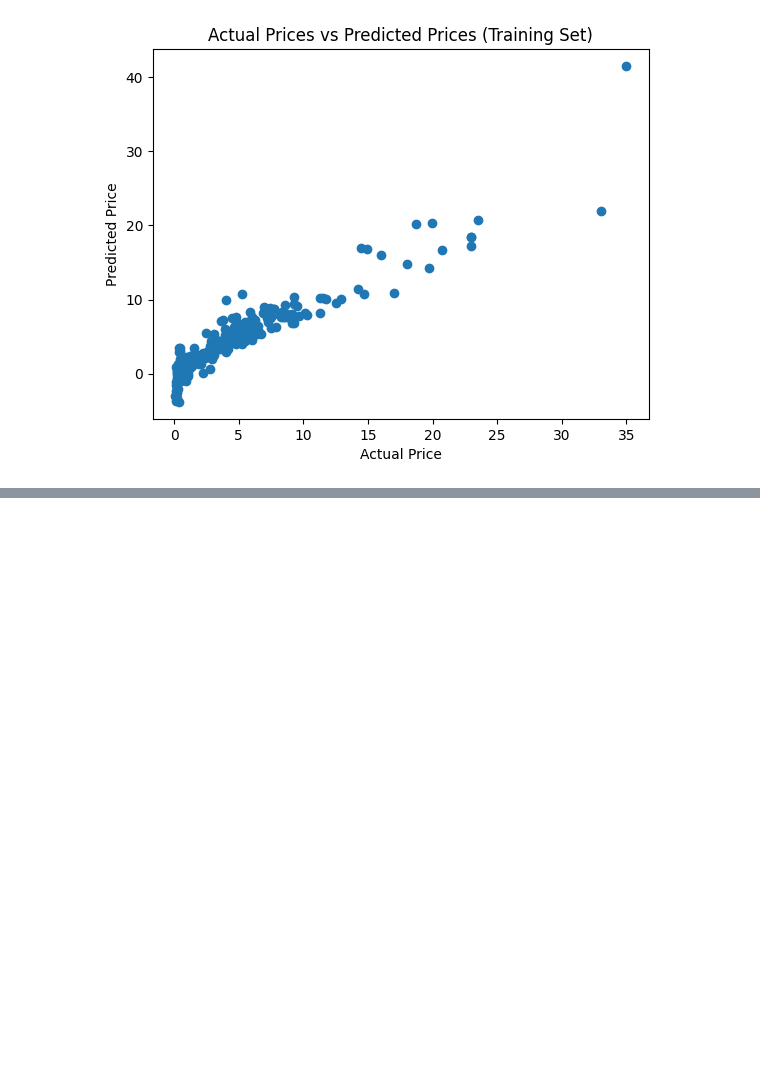
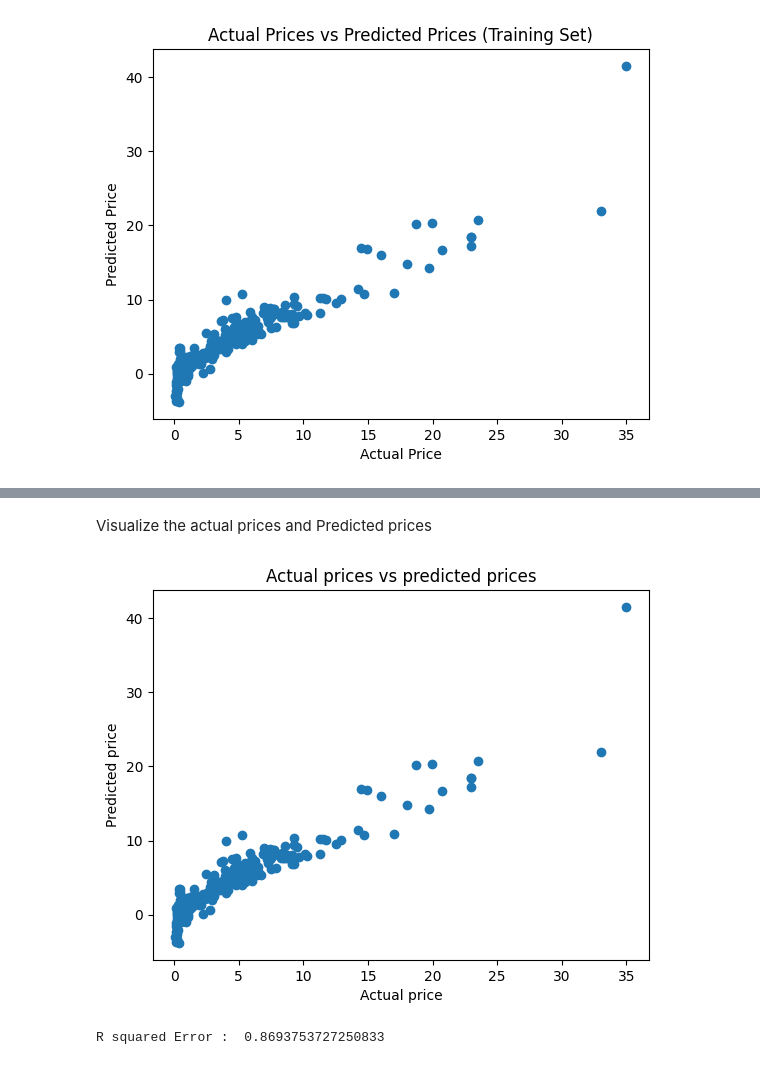
Before and after one commit to NeelamAnosh/Car-Price-Prediction-, a Jupyter notebook: Car_Price_Prediction_.ipynb, the cells around one changed output, grey strips where cells are left out. Drawn from its saved outputs; the diff is of its cells as text; code cells hidden in the pictures; blank space fills up the shorter version.

```diff
--- a/Car_Price_Prediction_.ipynb
+++ b/Car_Price_Prediction_.ipynb
@@ -233,0 +294,7 @@ Matplotlib is building the font cache; this may take a moment.
+# %%
+lass_reg_model = Lasso()
+# %%
+lass_reg_model.fit(X=train,Y_train)
+Lasso(alpha=1.0, copy_X=True, fit_intercept==True, max_iter=1000,
+      normalize=False,positive=False, precompute=False,random_state=None,
+      selection='cyclic',tol-0.0001, warm_start=False)
@@ -233,0 +303,2 @@ Matplotlib is building the font cache; this may take a moment.
+# %%
+training_data_prediction = model.predict(X_train)
@@ -233,0 +310,10 @@ Matplotlib is building the font cache; this may take a moment.
+# %% [markdown]
+Visualize the actual prices and Predicted prices
+# %%
+plt.scatter(Y_train, training_data_prediction)
+plt.xlabel("Actual price")
+plt.ylabel("Predicted price")
+plt.title("Actual prices vs predicted prices")
+plt.show()
+# %% [output]
+[figure, added]
@@ -233,0 +323,5 @@ Matplotlib is building the font cache; this may take a moment.
+# %%
+error_score = metrics.r2_score(Y_test, test_data_prediction)
+print("R squared Error : ", error_score)
+# %% [output]
+R squared Error :  0.8693753727250833
```
Also changed, not shown: parts of 10 cells of this notebook.
